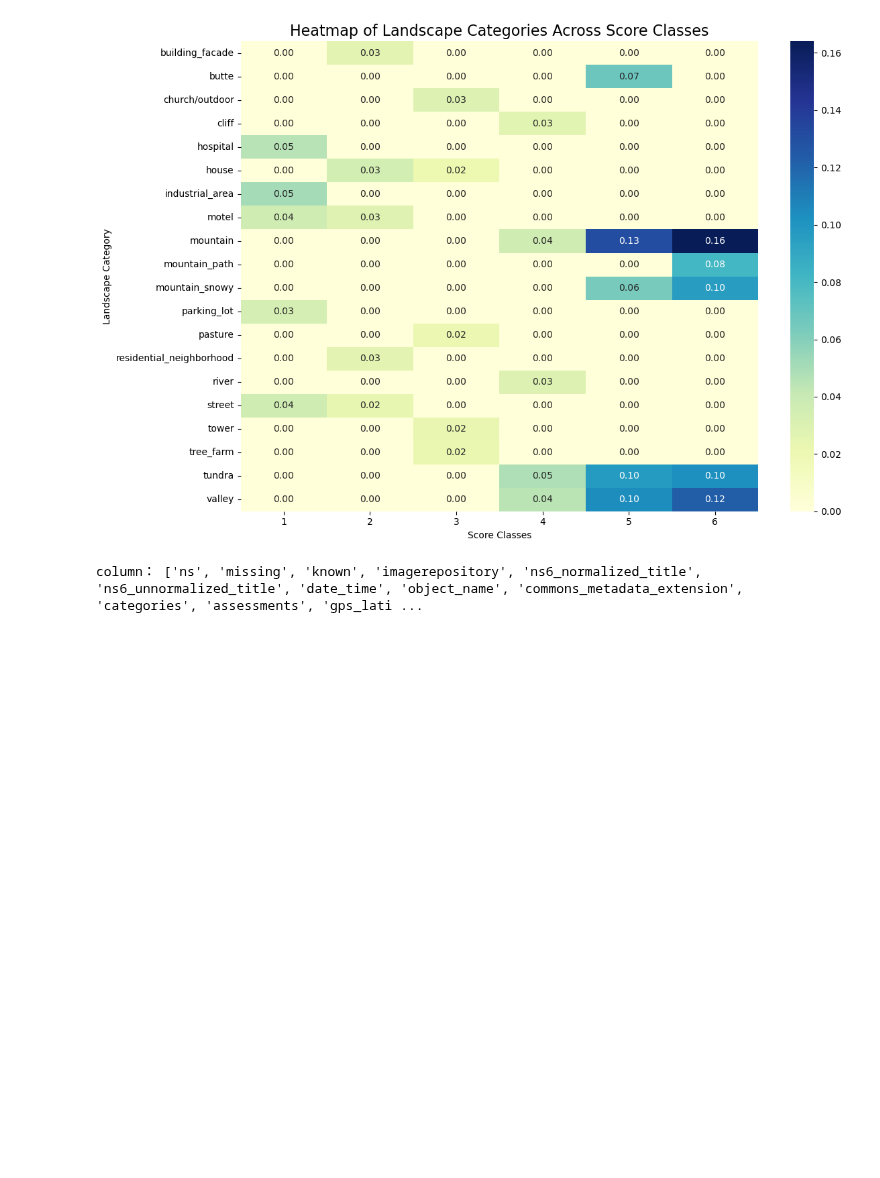
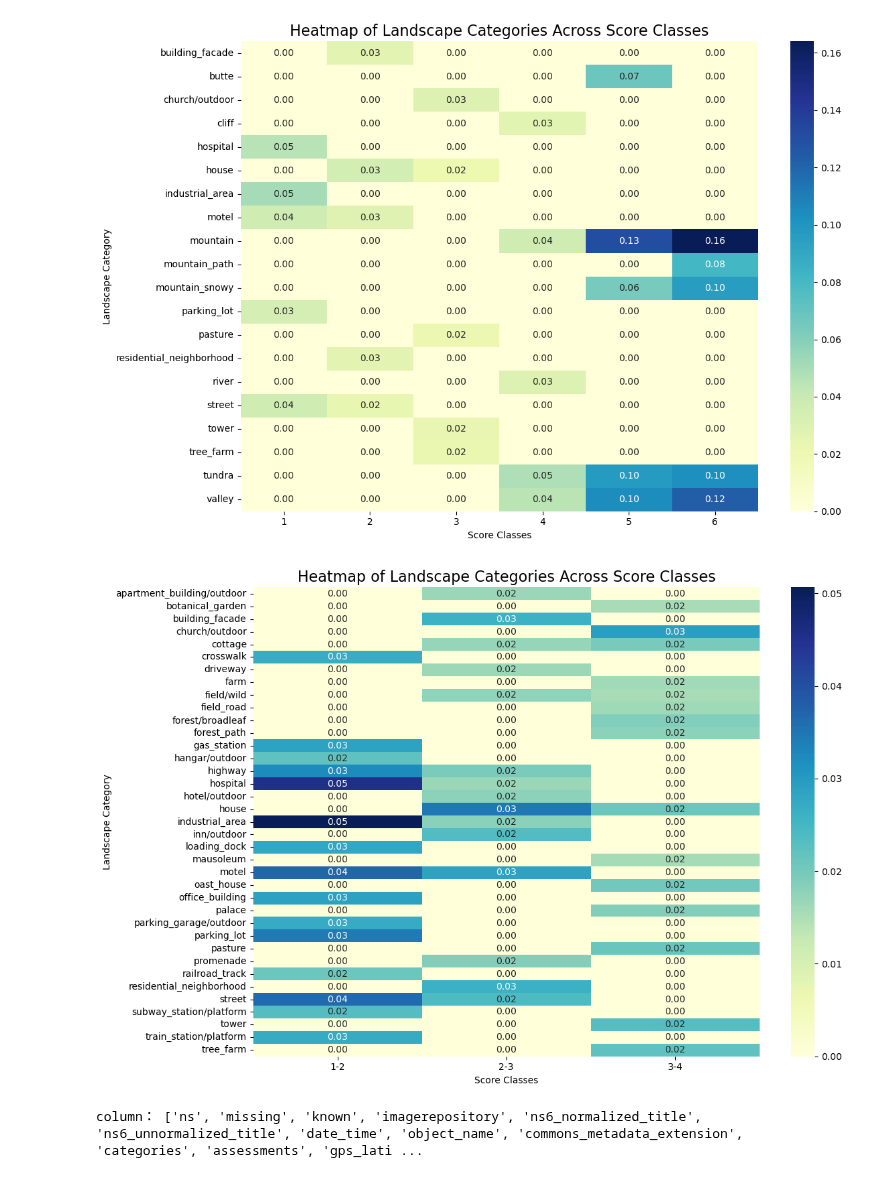
Before and after one commit to COrtsJosep/landscape-aesthetics, a Jupyter notebook: src/models/Analysis_of_Image_Types_Wikidata.ipynb, the cells around one changed output. Drawn from its saved outputs; the diff is of its cells as text; code cells hidden in the pictures; blank space fills up the shorter version.

```diff
--- a/src/models/Analysis_of_Image_Types_Wikidata.ipynb
+++ b/src/models/Analysis_of_Image_Types_Wikidata.ipynb
@@ -139,6 +211,29 @@ plt.savefig("/home/ubuntu/landscape-aesthetics/reports/figures/common_landscape_
 plt.show()
 # %% [output]
 [figure]
+# %%
+import seaborn as sns
+# Prepare the data for the heatmap
+
+heatmap_data = top_3_bins.pivot(index='scenery_type', columns='score_bin', values='proportion').fillna(0)
+
+
+
+# Plot a heatmap
+plt.figure(figsize=(12, 8))
+sns.heatmap(heatmap_data, cmap="YlGnBu", annot=True, fmt=".2f")
+
+# Add title and labels
+plt.title('Heatmap of Landscape Categories Across Score Classes', fontsize=16)
+plt.xlabel('Score Classes')
+plt.ylabel('Landscape Category')
+plt.tight_layout()
+
+# Show the plot
+plt.savefig("/home/ubuntu/landscape-aesthetics/reports/figures/common_landscape_classes_equal_distribution_heatmap_wikidata_3.jpg")
+plt.show()
+# %% [output]
+[figure, added]
 # %%
 file_path = '../../data/processed/wikimedia_commons/clean/ns6_clean_00.parquet'
 df = pd.read_parquet(file_path)
```
Also changed, not shown: parts of 2 cells of this notebook, 13 other files.
